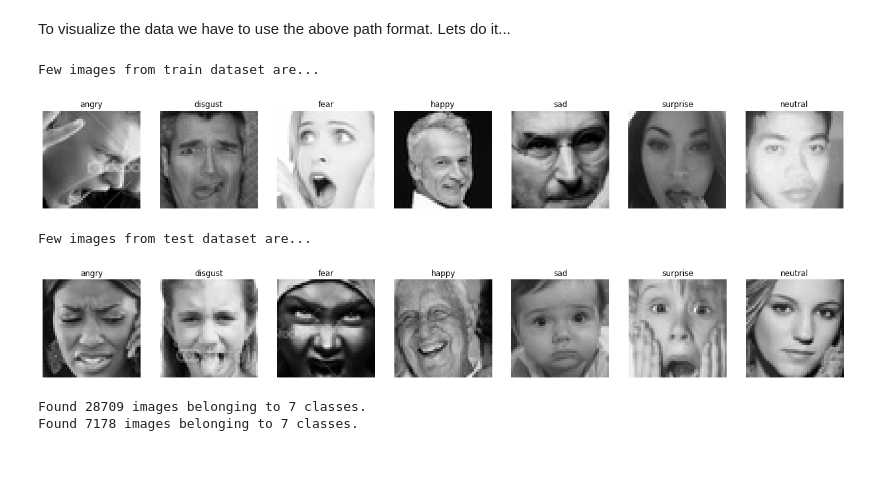
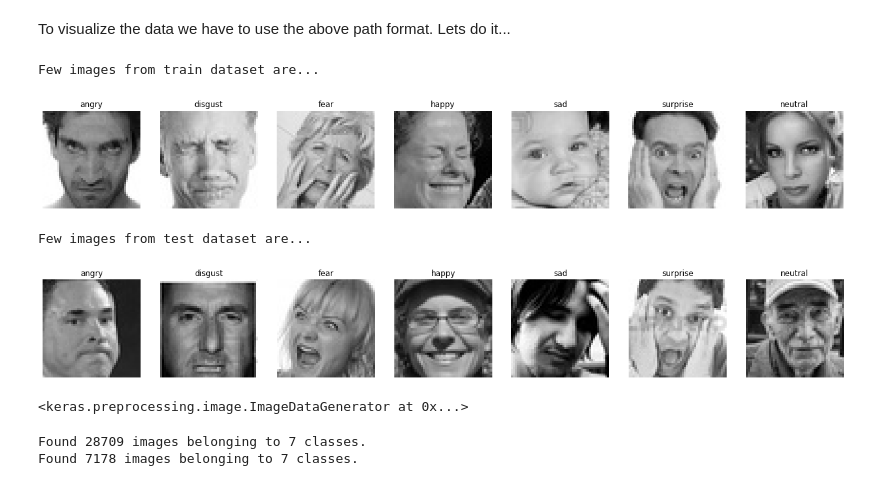
Before and after one commit to kiran2424/Live-Class-Monitoring-System-Face-emotion-Recognition-, a Jupyter notebook: Captstone_Project_5_Live_Class_Monitoring_System_[Face_emotion_Recognition]_.ipynb, the cells around one changed output. Saved outputs shown, nothing was run; the diff lists cells and outputs as text; code cells hidden in the pictures.

```diff
--- a/Captstone_Project_5_Live_Class_Monitoring_System_[Face_emotion_Recognition]_.ipynb
+++ b/Captstone_Project_5_Live_Class_Monitoring_System_[Face_emotion_Recognition]_.ipynb
@@ -89,42 +96,46 @@ test_dir = 'test'
 # %%
 img_size = 48
 emotion_list = ['angry', 'disgust', 'fear', 'happy', 'sad', 'surprise', 'neutral']
 
 print('Few images from train dataset are...')
 
 plt.figure(figsize=(22,24))
 i = 1
 for expression in emotion_list:
-  img_train = load_img((train_dir + '/' + expression +'/'+ os.listdir(train_dir + '/' + expression)[24]))
+  img_train = load_img((train_dir + '/' + expression +'/'+ os.listdir(train_dir + '/' + expression)[30]))
   plt.subplot(1,7,i)
   plt.imshow(img_train)
   plt.title(expression)
   plt.axis('off')
   i += 1
 plt.show()
 
 print('Few images from test dataset are...')
 
 plt.figure(figsize=(48,48))
 j=1
 for expression in emotion_list:
-  img_test = load_img((test_dir + '/' + expression +'/'+ os.listdir(test_dir + '/' + expression)[24]))
+  img_test = load_img((test_dir + '/' + expression +'/'+ os.listdir(test_dir + '/' + expression)[30]))
   plt.subplot(1,15,j)
   plt.imshow(img_test)
   plt.title(expression)
   plt.axis('off')
   j += 1
 plt.show()
 # %% [output]
 Few images from train dataset are...
-[figure, old version]
+[figure, new version]
 Few images from test dataset are...
-[figure, old version]
+[figure, new version]
 # %%
 #Normalize pixel value between 0 to 1
 train_datagen = ImageDataGenerator(rescale=1./255)
 
 test_datagen = ImageDataGenerator(rescale=1./255)
+# %%
+train_datagen
+# %% [output]
+<keras.preprocessing.image.ImageDataGenerator at 0x...>
 # %%
 img_size = 48
 batch_size = 64
```
Also changed, not shown: parts of 13 cells of this notebook.
